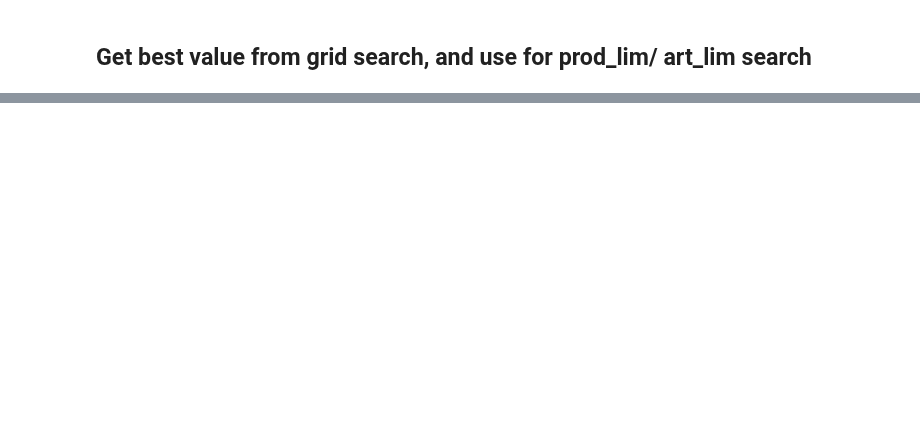
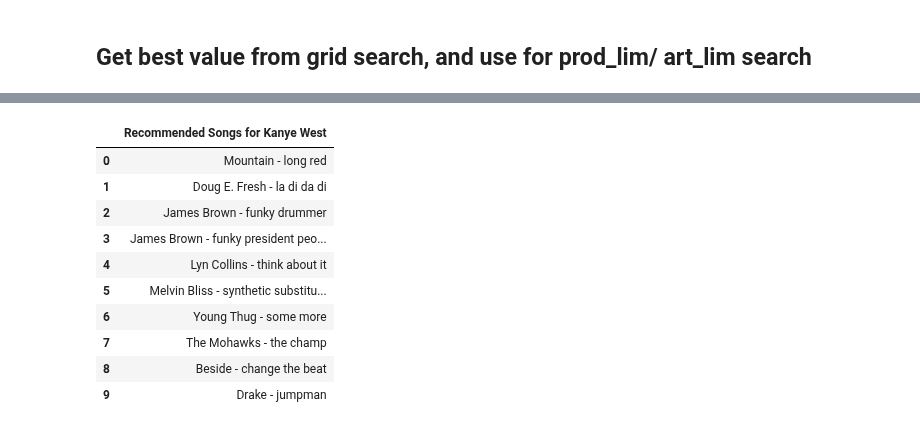
Before and after one commit to Jesse-Kerr/recordmender, a Jupyter notebook: model_present.ipynb, the cells around one changed output, grey strips where cells are left out. Saved outputs shown, nothing was run; the diff lists cells and outputs as text; code cells hidden in the pictures; blank space fills up the shorter version.

```diff
--- a/model_present.ipynb
+++ b/model_present.ipynb
@@ -70 +149,22 @@ predictions_art_user = model.user_factors.dot(model.item_factors.T).T
+# %%
+prod = "Kanye West"
+
+pd.DataFrame(get_top_recommends_not_yet_sampled_for_user(prod,
+    10,
+    predictions_user_song.T,
+    user_song_filt,
+    filter=False),
+             columns = ['Recommended Songs for {}'.format(prod)])
+# %% [output]
+|  | Recommended Songs for Kanye West |
+| 0 | Mountain - long red |
+| 1 | Doug E. Fresh - la di da di |
+| 2 | James Brown - funky drummer |
+| 3 | James Brown - funky president peo... |
+| 4 | Lyn Collins - think about it |
+| 5 | Melvin Bliss - synthetic substitu... |
+| 6 | Young Thug - some more |
+| 7 | The Mohawks - the champ |
+| 8 | Beside - change the beat |
+| 9 | Drake - jumpman |
 # %%
```
Also changed, not shown: parts of 16 cells of this notebook, 10 other files.
